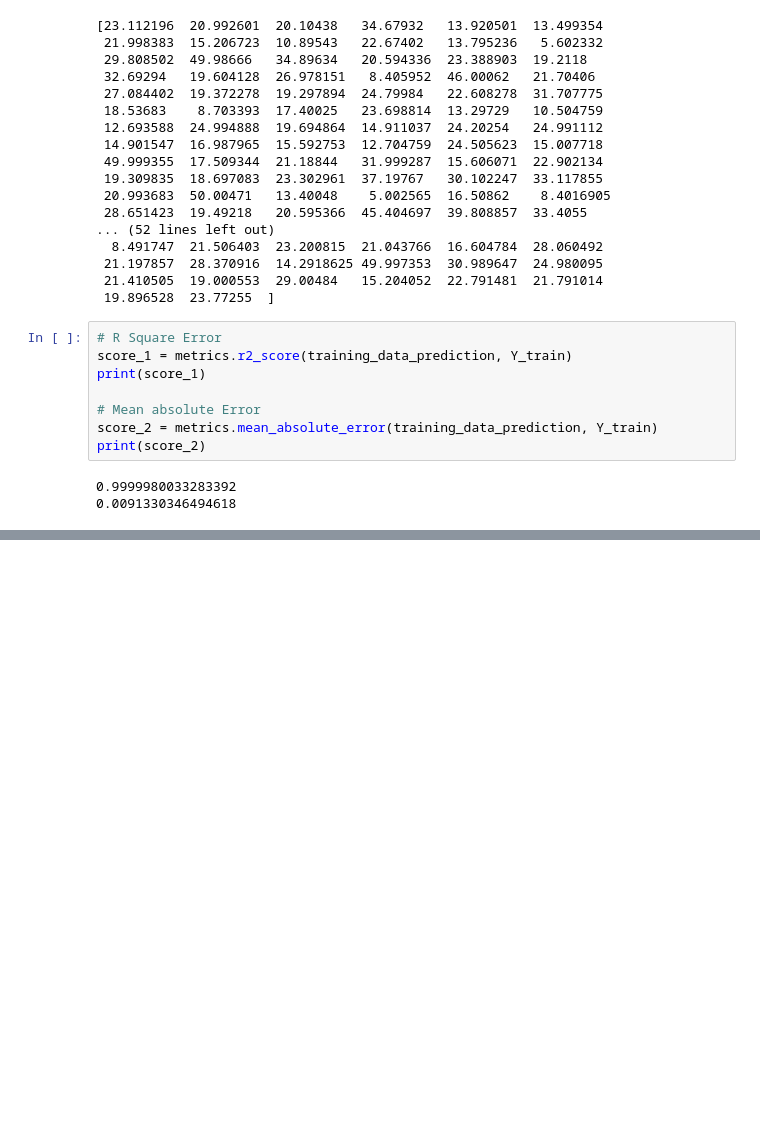
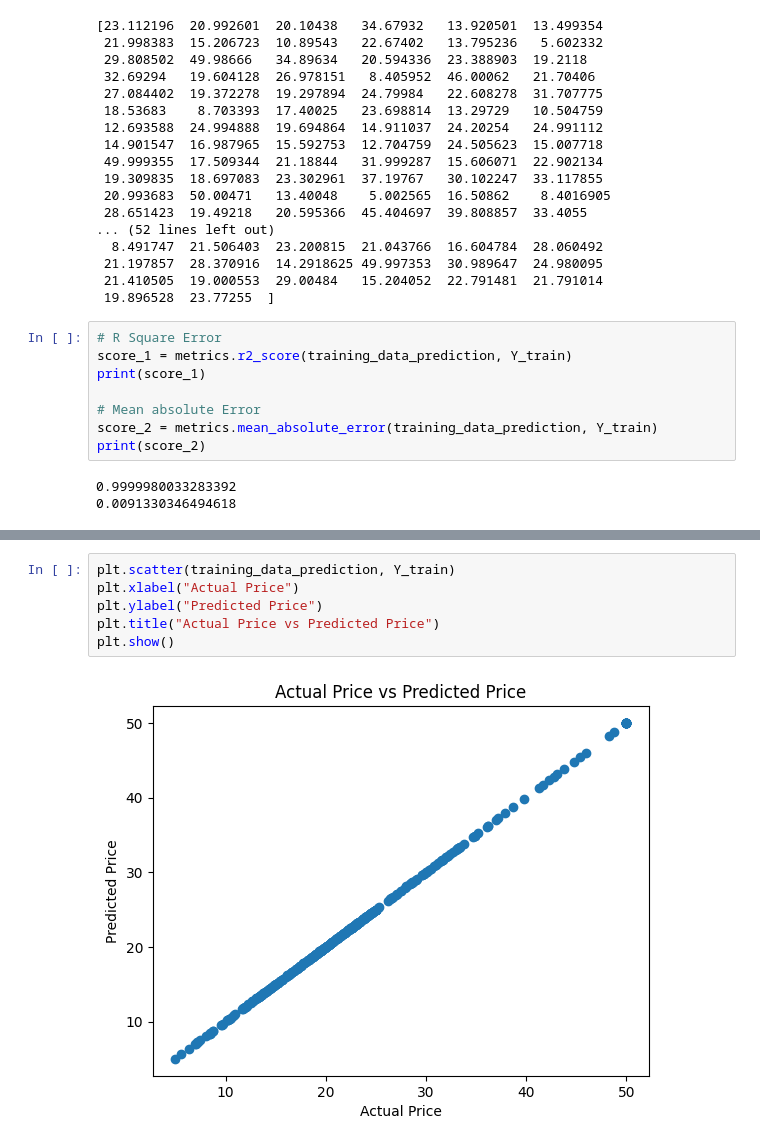
Before and after one commit to Abbasam8910/Machine-Learning-Projects, a Jupyter notebook: Machine Learning Project 5/House_Price_Prediction.ipynb, the cells around one changed output, grey strips where cells are left out. Drawn from its saved outputs; the diff is of its cells as text; blank space fills up the shorter version.

Commit message:
Houe Price Prediction - Visualization on Actual and Predicted Price

```diff
--- a/Machine Learning Project 5/House_Price_Prediction.ipynb
+++ b/Machine Learning Project 5/House_Price_Prediction.ipynb
@@ -218,0 +237,8 @@ print(score_2)
+# %%
+plt.scatter(training_data_prediction, Y_train)
+plt.xlabel("Actual Price")
+plt.ylabel("Predicted Price")
+plt.title("Actual Price vs Predicted Price")
+plt.show()
+# %% [output]
+[figure, added]
```
Also changed, not shown: parts of 5 cells of this notebook.
